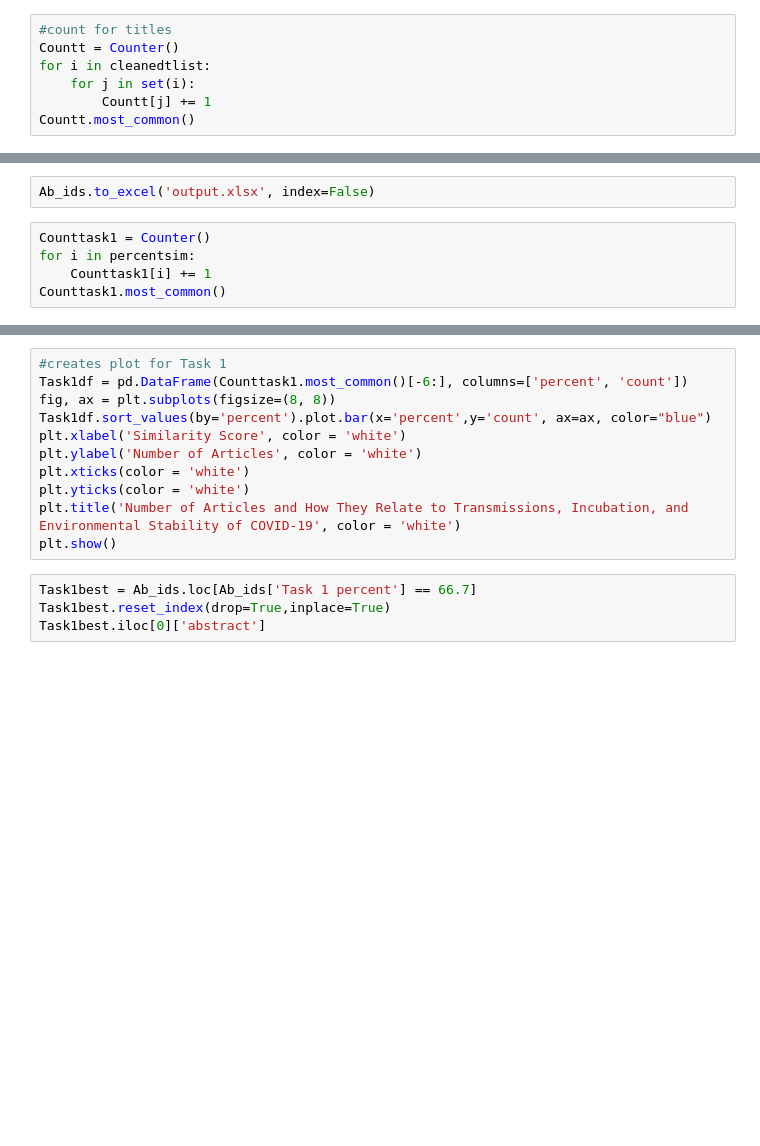
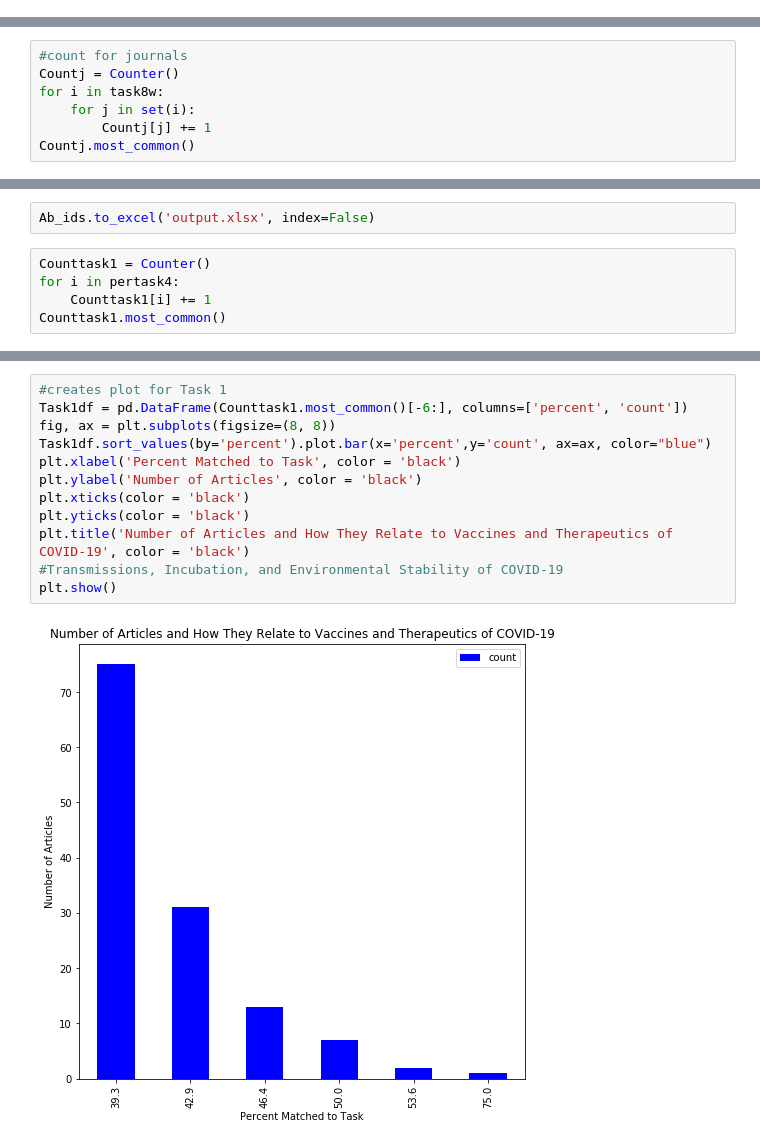
Before and after one commit to mattnw1/CHOC_COVID19_MI3, a Jupyter notebook: MacLean_CORD19.ipynb, the cells around one changed output, grey strips where cells are left out. Cells and saved outputs as stored; diff of their text form; blank space fills up the shorter version.

```diff
--- a/MacLean_CORD19.ipynb
+++ b/MacLean_CORD19.ipynb
@@ -238,7 +180,0 @@ print(totalwordlength)
-# %%
-#count for titles
-Countt = Counter()
-for i in cleanedtlist:
-    for j in set(i):
-        Countt[j] += 1
-Countt.most_common()
@@ -315,0 +263,7 @@ len(permatched)
+# %%
+#count for journals
+Countj = Counter()
+for i in task8w:
+    for j in set(i):
+        Countj[j] += 1
+Countj.most_common()
@@ -356,6 +328,6 @@ Ab_ids
 Ab_ids.to_excel('output.xlsx', index=False)
 # %%
 Counttask1 = Counter()
-for i in percentsim:
+for i in pertask4:
     Counttask1[i] += 1
 Counttask1.most_common()
@@ -362,15 +352,14 @@ Counttask1.most_common()
 # %%
 #creates plot for Task 1
 Task1df = pd.DataFrame(Counttask1.most_common()[-6:], columns=['percent', 'count'])
 fig, ax = plt.subplots(figsize=(8, 8))
 Task1df.sort_values(by='percent').plot.bar(x='percent',y='count', ax=ax, color="blue")
-plt.xlabel('Similarity Score', color = 'white')
-plt.ylabel('Number of Articles', color = 'white')
-plt.xticks(color = 'white')
-plt.yticks(color = 'white')
-plt.title('Number of Articles and How They Relate to Transmissions, Incubation, and Environmental Stability of COVID-19', color = 'white')
+plt.xlabel('Percent Matched to Task', color = 'black')
+plt.ylabel('Number of Articles', color = 'black')
+plt.xticks(color = 'black')
+plt.yticks(color = 'black')
+plt.title('Number of Articles and How They Relate to Vaccines and Therapeutics of COVID-19', color = 'black')
+#Transmissions, Incubation, and Environmental Stability of COVID-19
 plt.show()
+# %% [output]
+[figure, added]
-# %%
-Task1best = Ab_ids.loc[Ab_ids['Task 1 percent'] == 66.7]
-Task1best.reset_index(drop=True,inplace=True)
-Task1best.iloc[0]['abstract']
```
Also changed, not shown: parts of 38 cells of this notebook.
